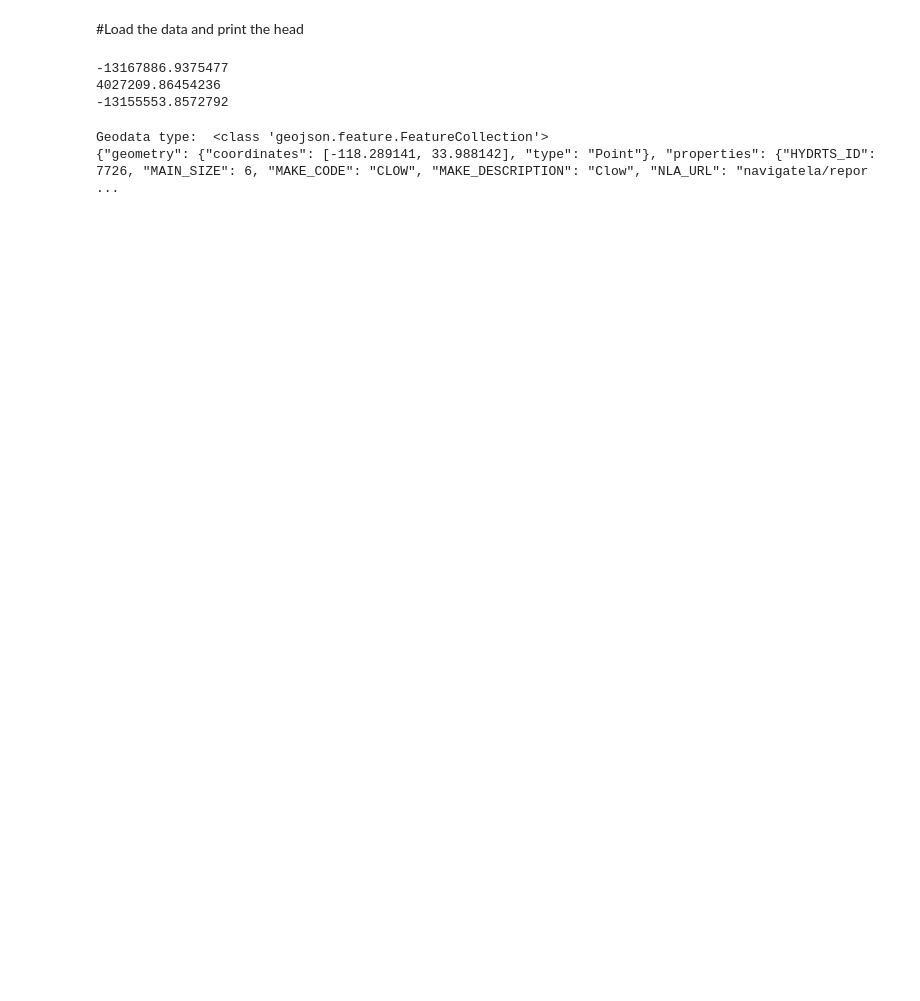
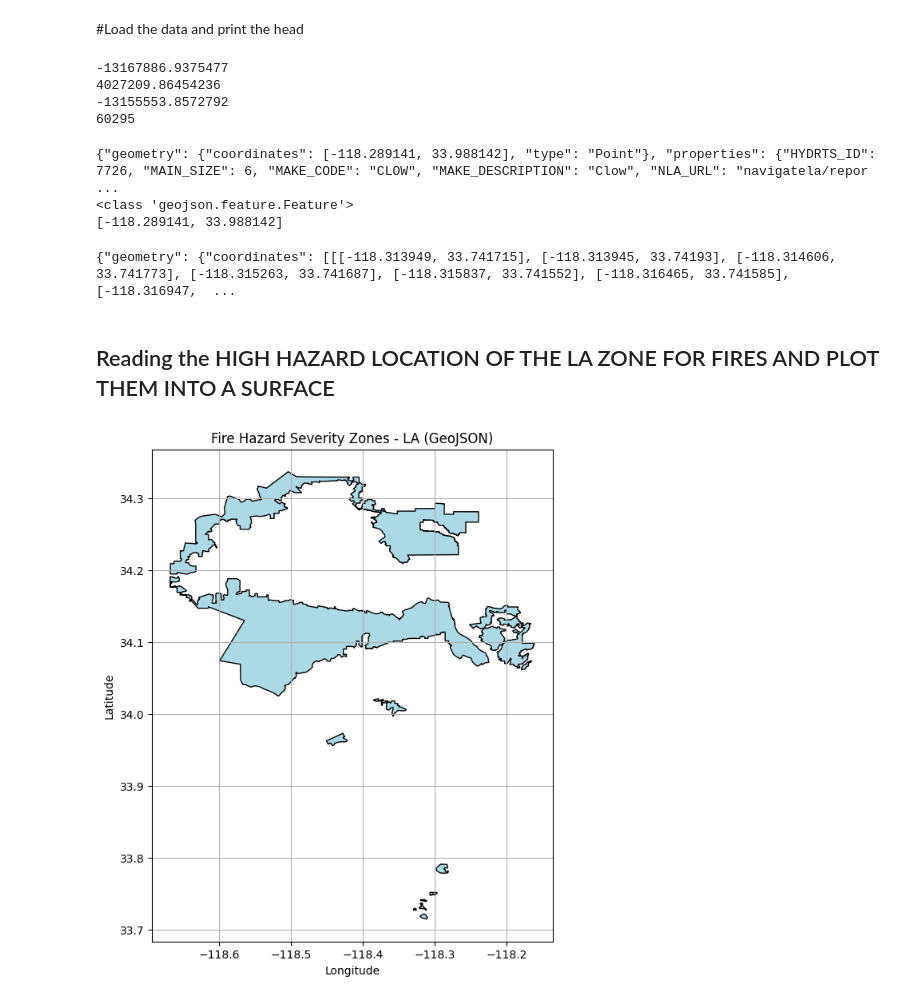
Before and after one commit to mmg63/Fire_Hydrants_Graphs, a Jupyter notebook: process_data.ipynb, the cells around one changed output. Cells and saved outputs as stored; diff of their text form; code cells hidden in the pictures; blank space fills up the shorter version.

```diff
--- a/process_data.ipynb
+++ b/process_data.ipynb
@@ -11,20 +11,84 @@ csv_data = pd.read_csv('data/Fire_Hydrants_(DWP).csv')
 print(csv_data.X[0])
 print(csv_data.Y[0])
 print(csv_data.X[1])
+print(len(csv_data.X))
 # %% [output]
 -13167886.9375477
 4027209.86454236
 -13155553.8572792
+60295
+# %%
+import geojson
+
+with open('data/Fire_Hydrants_(DWP).geojson', 'r') as f:
+    # print(f.read())
+    geojson_data = geojson.load(f)
+
+# print('Geodata type: ',type(geojson_data))
+print(geojson_data['features'][0])
+print(type(geojson_data['features'][1]))
+# Obraining the coordinates of the first feature
+print(geojson_data['features'][0]['geometry']['coordinates'])
+# geojson_data['']
+# %% [output]
+{"geometry": {"coordinates": [-118.289141, 33.988142], "type": "Point"}, "properties": {"HYDRTS_ID": 7726, "MAIN_SIZE": 6, "MAKE_CODE": "CLOW", "MAKE_DESCRIPTION": "Clow", "NLA_URL": "navigatela/repor ...
+<class 'geojson.feature.Feature'>
+[-118.289141, 33.988142]
 # %%
 import geojson
 
-with open('data/Fire_Hydrants_(DWP).geojson', 'r') as f:
+with open('data/Very_High_Fire_Hazard_Severity_Zones.geojson', 'r') as f:
     # print(f.read())
     geojson_data = geojson.load(f)
 
-print('Geodata type: ',type(geojson_data))
-print(geojson_data[0])
-# geojson_data['']
+# print('Geodata type: ',type(geojson_data))
+print(geojson_data['features'][0])
 # %% [output]
-Geodata type:  <class 'geojson.feature.FeatureCollection'>
-{"geometry": {"coordinates": [-118.289141, 33.988142], "type": "Point"}, "properties": {"HYDRTS_ID": 7726, "MAIN_SIZE": 6, "MAKE_CODE": "CLOW", "MAKE_DESCRIPTION": "Clow", "NLA_URL": "navigatela/repor ...
+{"geometry": {"coordinates": [[[-118.313949, 33.741715], [-118.313945, 33.74193], [-118.314606, 33.741773], [-118.315263, 33.741687], [-118.315837, 33.741552], [-118.316465, 33.741585], [-118.316947,  ...
+# %% [markdown]
+## Reading the HIGH HAZARD LOCATION OF THE LA ZONE FOR FIRES AND PLOT THEM INTO A SURFACE
+# %%
+import json
+import matplotlib.pyplot as plt
+import geopandas as gpd
+from shapely.geometry import Point, LineString, Polygon
+
+# Load GeoJSON file
+with open('data/Very_High_Fire_Hazard_Severity_Zones.geojson', 'r') as f:
+    geojson_data = json.load(f)
+
+# Initialize an empty list to store geometries
+geometries = []
+
+# Extract geometries from GeoJSON features
+for feature in geojson_data['features']:
+    geometry = feature['geometry']
+
+    if geometry['type'] == "Point":
+        geometries.append(Point(geometry['coordinates']))
+
+    elif geometry['type'] == "LineString":
+        geometries.append(LineString(geometry['coordinates']))
+
+    elif geometry['type'] == "Polygon":
+        geometries.append(Polygon(geometry['coordinates'][0]))  # First set of coordinates (outer boundary)
+
+    elif geometry['type'] == "MultiPolygon":
+        for polygon in geometry['coordinates']:
+            geometries.append(Polygon(polygon[0]))
+
+# Convert to GeoPandas DataFrame
+gdf = gpd.GeoDataFrame(geometry=geometries)
+
+# Plot using GeoPandas
+fig, ax = plt.subplots(figsize=(10, 8))
+gdf.plot(ax=ax, edgecolor='black', facecolor='lightblue')
+
+# Customize Plot
+plt.xlabel("Longitude")
+plt.ylabel("Latitude")
+plt.title("Fire Hazard Severity Zones - LA (GeoJSON)")
+plt.grid(True)
+plt.show()
+# %% [output]
+[figure, added]
```
Also changed, not shown: parts of 1 cell of this notebook, 6 other files.
